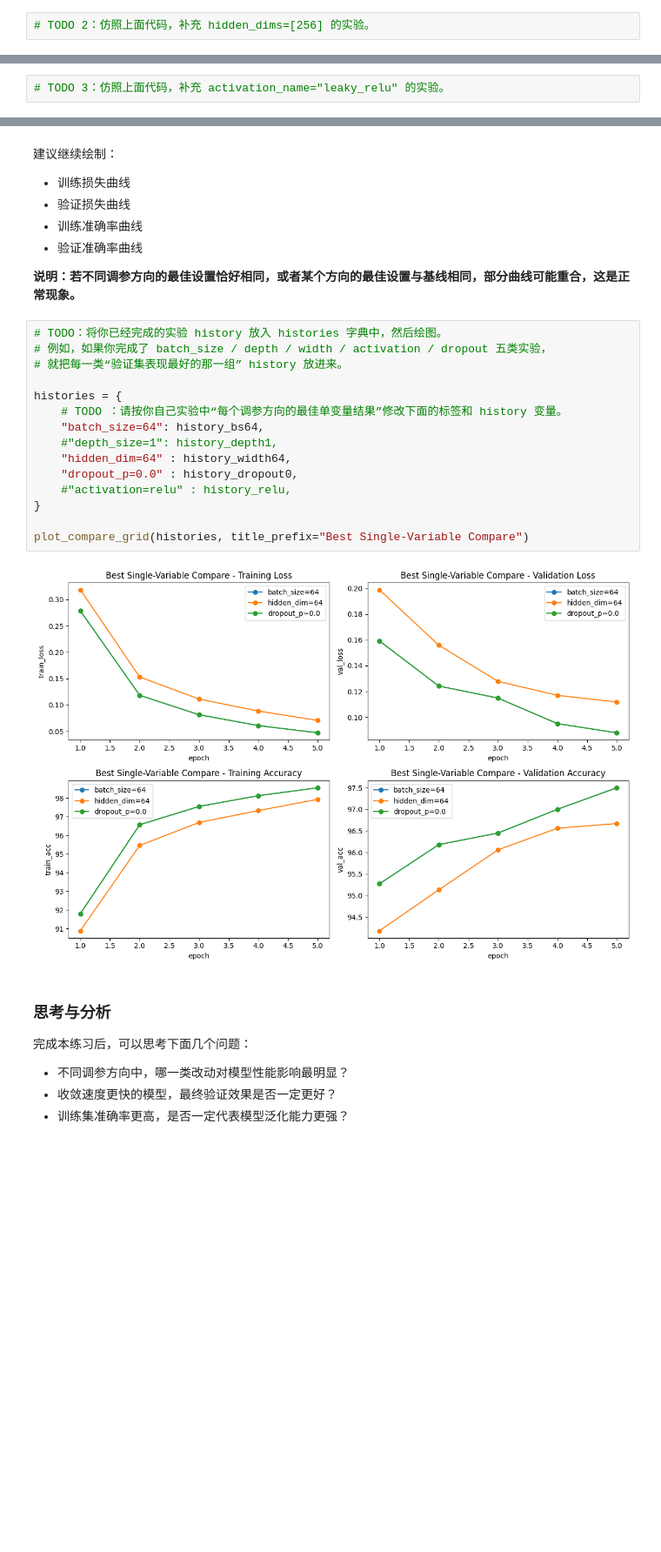
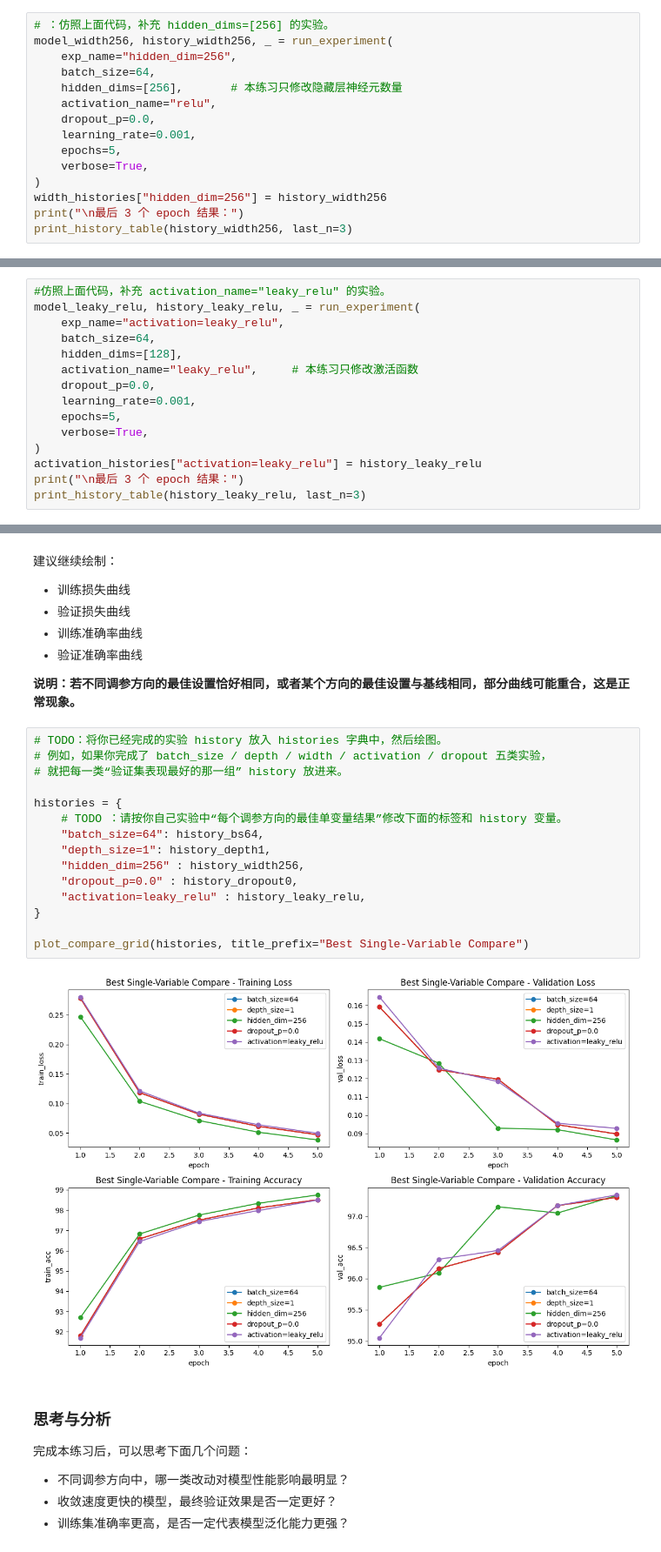
Before and after one commit to AlgorSky4568/26Spring_ml_lab2, a Jupyter notebook: ml_lab2_pytorch_mnistV10.ipynb, the cells around one changed output, grey strips where cells are left out. Shown at 87% size. Saved outputs shown, nothing was run; the diff lists cells and outputs as text; blank space fills up the shorter version.

```diff
--- a/ml_lab2_pytorch_mnistV10.ipynb
+++ b/ml_lab2_pytorch_mnistV10.ipynb
@@ -940,2 +1033,15 @@ Epoch 03/5 | train_loss=0.1113, train_acc=96.69% | val_loss=0.1278, val_acc=96.0
 # %%
-# TODO 2：仿照上面代码，补充 hidden_dims=[256] 的实验。
+# ：仿照上面代码，补充 hidden_dims=[256] 的实验。
+model_width256, history_width256, _ = run_experiment(
+    exp_name="hidden_dim=256",
+    batch_size=64,
+    hidden_dims=[256],       # 本练习只修改隐藏层神经元数量
+    activation_name="relu",
+    dropout_p=0.0,
+    learning_rate=0.001,
+    epochs=5,
+    verbose=True,
+)
+width_histories["hidden_dim=256"] = history_width256
+print("\n最后 3 个 epoch 结果：")
+print_history_table(history_width256, last_n=3)
@@ -995,2 +1213,15 @@ Epoch 03/5 | train_loss=0.0815, train_acc=97.55% | val_loss=0.1148, val_acc=96.4
 # %%
-# TODO 3：仿照上面代码，补充 activation_name="leaky_relu" 的实验。
+#仿照上面代码，补充 activation_name="leaky_relu" 的实验。
+model_leaky_relu, history_leaky_relu, _ = run_experiment(
+    exp_name="activation=leaky_relu",
+    batch_size=64,
+    hidden_dims=[128],
+    activation_name="leaky_relu",     # 本练习只修改激活函数
+    dropout_p=0.0,
+    learning_rate=0.001,
+    epochs=5,
+    verbose=True,
+)
+activation_histories["activation=leaky_relu"] = history_leaky_relu
+print("\n最后 3 个 epoch 结果：")
+print_history_table(history_leaky_relu, last_n=3)
@@ -1074,20 +1385,20 @@ plot_compare_grid(dropout_histories, title_prefix="Dropout Compare")
 # %%
 # TODO：将你已经完成的实验 history 放入 histories 字典中，然后绘图。
 # 例如，如果你完成了 batch_size / depth / width / activation / dropout 五类实验，
 # 就把每一类“验证集表现最好的那一组” history 放进来。
 
 histories = {
     # TODO ：请按你自己实验中“每个调参方向的最佳单变量结果”修改下面的标签和 history 变量。
     "batch_size=64": history_bs64,
-    #"depth_size=1": history_depth1,
-    "hidden_dim=64" : history_width64,
+    "depth_size=1": history_depth1,
+    "hidden_dim=256" : history_width256,
     "dropout_p=0.0" : history_dropout0,
-    #"activation=relu" : history_relu,
+    "activation=leaky_relu" : history_leaky_relu,
 }
 
 plot_compare_grid(histories, title_prefix="Best Single-Variable Compare")
 # %% [output]
-[figure, old version]
+[figure, new version]
 # %% [markdown]
 ### 思考与分析
 
```
Also changed, not shown: parts of 27 cells of this notebook, 8 other files.
